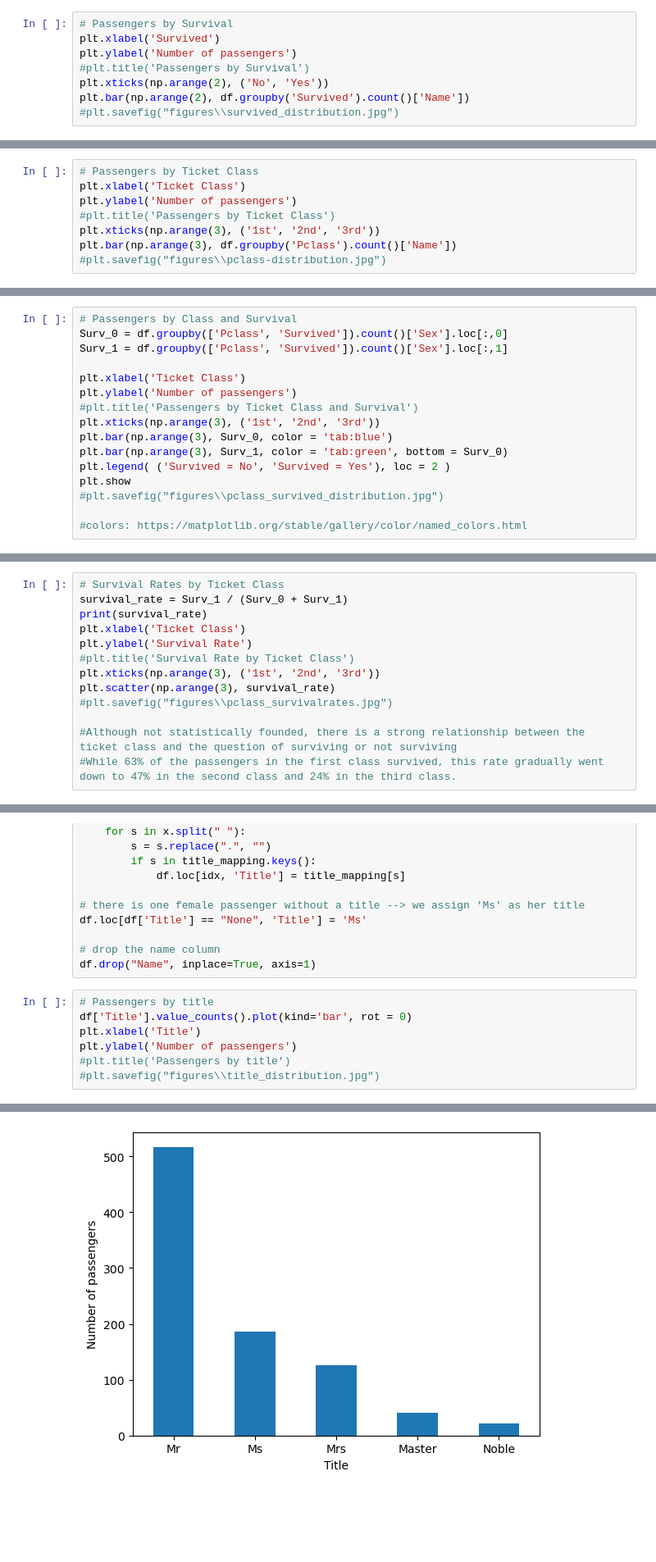
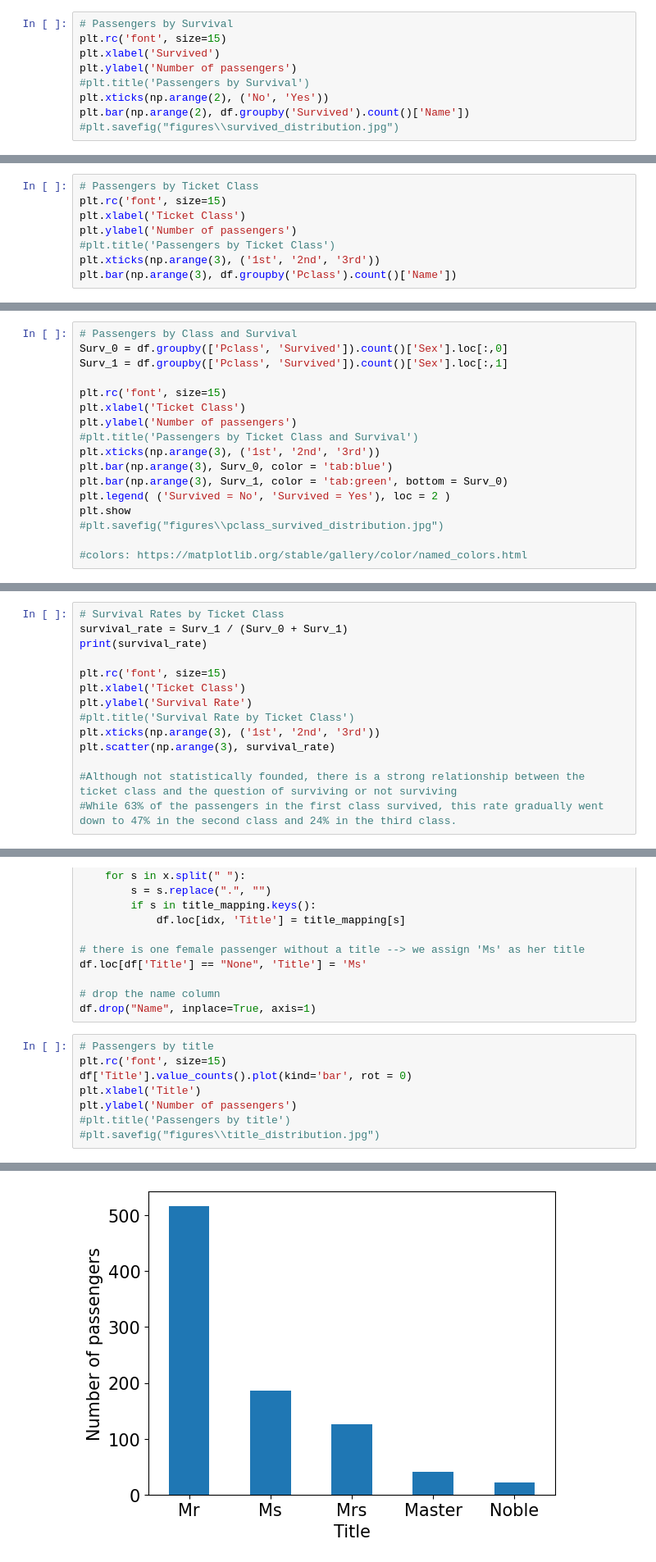
Before and after one commit to mariusjb/dm1-titanic, a Jupyter notebook: preprocessing.ipynb, the cells around one changed output, grey strips where cells are left out. Shown at 82% size. Drawn from its saved outputs; the diff is of its cells as text; blank space fills up the shorter version.

```diff
--- a/preprocessing.ipynb
+++ b/preprocessing.ipynb
@@ -88,6 +88,7 @@ df['Survived'].mean()
 0.3838383838383838
 # %%
 # Passengers by Survival
+plt.rc('font', size=15)
 plt.xlabel('Survived')
 plt.ylabel('Number of passengers')
 #plt.title('Passengers by Survival')
@@ -117,11 +117,11 @@ Pclass
 dtype: int64
 # %%
 # Passengers by Ticket Class
+plt.rc('font', size=15)
 plt.xlabel('Ticket Class')
 plt.ylabel('Number of passengers')
 #plt.title('Passengers by Ticket Class')
 plt.xticks(np.arange(3), ('1st', '2nd', '3rd'))
 plt.bar(np.arange(3), df.groupby('Pclass').count()['Name'])
-#plt.savefig("figures\\pclass-distribution.jpg")
 # %% [output]
 <BarContainer object of 3 artists>
@@ -136,6 +136,7 @@ plt.bar(np.arange(3), df.groupby('Pclass').count()['Name'])
 Surv_0 = df.groupby(['Pclass', 'Survived']).count()['Sex'].loc[:,0]
 Surv_1 = df.groupby(['Pclass', 'Survived']).count()['Sex'].loc[:,1]
 
+plt.rc('font', size=15)
 plt.xlabel('Ticket Class')
 plt.ylabel('Number of passengers')
 #plt.title('Passengers by Ticket Class and Survival')
@@ -154,12 +154,13 @@ plt.show
 # Survival Rates by Ticket Class
 survival_rate = Surv_1 / (Surv_0 + Surv_1)
 print(survival_rate)
+
+plt.rc('font', size=15)
 plt.xlabel('Ticket Class')
 plt.ylabel('Survival Rate')
 #plt.title('Survival Rate by Ticket Class')
 plt.xticks(np.arange(3), ('1st', '2nd', '3rd'))
 plt.scatter(np.arange(3), survival_rate)
-#plt.savefig("figures\\pclass_survivalrates.jpg")
 
 #Although not statistically founded, there is a strong relationship between the ticket class and the question of surviving or not surviving
 #While 63% of the passengers in the first class survived, this rate gradually went down to 47% in the second class and 24% in the third class.
@@ -199,6 +200,7 @@ df.loc[df['Title'] == "None", 'Title'] = 'Ms'
 df.drop("Name", inplace=True, axis=1)
 # %%
 # Passengers by title
+plt.rc('font', size=15)
 df['Title'].value_counts().plot(kind='bar', rot = 0)
 plt.xlabel('Title')
 plt.ylabel('Number of passengers')
@@ -209,4 +210,4 @@ Text(0, 0.5, 'Number of passengers')
-[figure, old version]
+[figure, new version]
 # %% [markdown]
 #### Sex
 We have a look at the distribution of 'Sex'. There are a lot more male than female passengers in our dataset.
```
Also changed, not shown: parts of 24 cells of this notebook, 12 other files.
